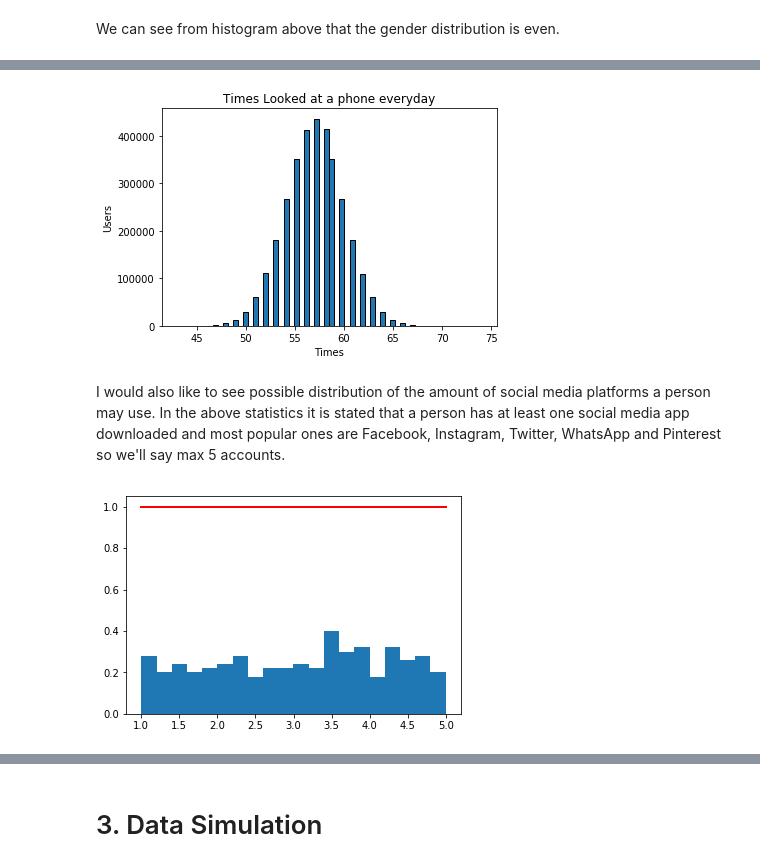
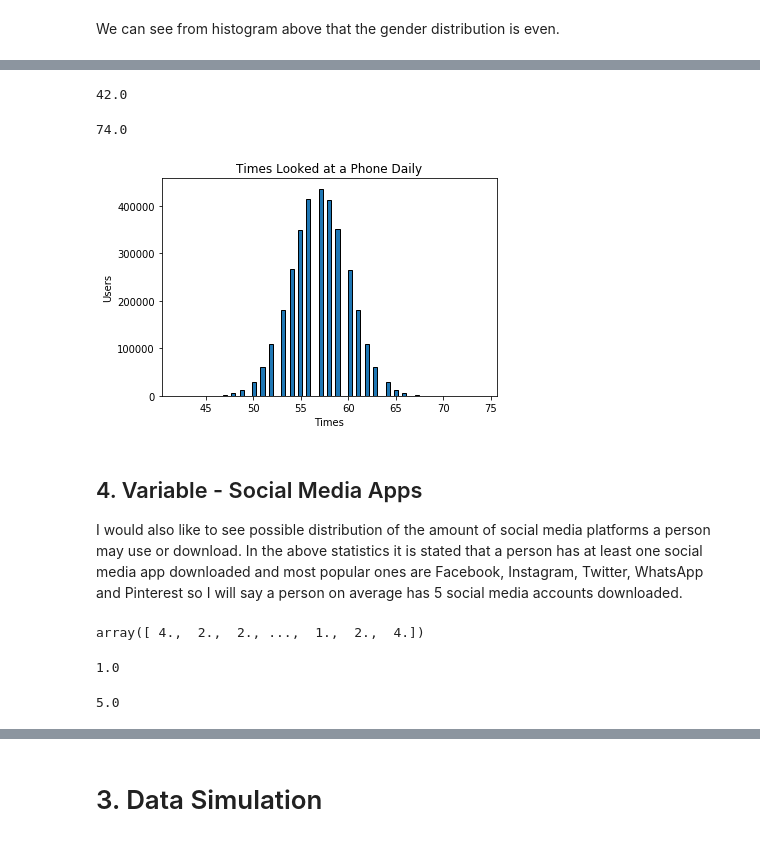
Before and after one commit to simonava5/ProgrammingProject, a Jupyter notebook: Real Life Data.ipynb, the cells around one changed output, grey strips where cells are left out. Saved outputs shown, nothing was run; the diff lists cells and outputs as text; code cells hidden in the pictures.

```diff
--- a/Real Life Data.ipynb
+++ b/Real Life Data.ipynb
@@ -119,21 +131,33 @@ array([ 60.,  60.,  54., ...,  55.,  59.,  59.])
+# %%
+min(Usage) # Check for minimum amount of phone usage per day
+# %% [output]
+42.0
+# %%
+max(Usage) # Check for maximum amount of times a phone is used
+# %% [output]
+74.0
 # %%
-plt.hist(Usage,bins=60, edgecolor='k') # Add sample count, amount of bins, and edgecolour of the bins
+plt.hist(Usage,bins=73, edgecolor='k') # Add sample count, amount of bins, and edgecolour of the bins
 plt.ylabel('Users') # Label y axis
 plt.xlabel('Times') # Label x axis
-plt.title('Times Looked at a phone everyday') # Add title
-
-plt.show()
+plt.title('Times Looked at a Phone Daily') # Add title
+plt.show() # Show Plot
 # %% [output]
-[figure, old version]
+[figure, new version]
 # %% [markdown]
-I would also like to see possible distribution of the amount of social media platforms a person may use. In the above statistics it is stated that a person has at least one social media app downloaded and most popular ones are Facebook, Instagram, Twitter, WhatsApp and Pinterest so we'll say max 5 accounts.
+## 4. Variable - Social Media Apps
+
+I would also like to see possible distribution of the amount of social media platforms a person may use or download. In the above statistics it is stated that a person has at least one social media app downloaded and most popular ones are Facebook, Instagram, Twitter, WhatsApp and Pinterest so I will say a person on average has 5 social media accounts downloaded.
-# %%
-s = np.random.uniform(1,5,250)
-np.random.seed(seed=1234)
-np.all(s >= -1)
-np.all(s < 0)
-count, bins, ignored = plt.hist(s, 20, normed=True)
-plt.plot(bins, np.ones_like(bins), linewidth=2, color='r')
-plt.show()
-# %% [output]
-[figure, removed]
+# %%
+social = np.random.uniform(1, 5, 3300000).round(0)
+social
+# %% [output]
+array([ 4.,  2.,  2., ...,  1.,  2.,  4.])
+# %%
+min(social)
+# %% [output]
+1.0
+# %%
+max(social)
+# %% [output]
+5.0
```
Also changed, not shown: parts of 15 cells of this notebook.
